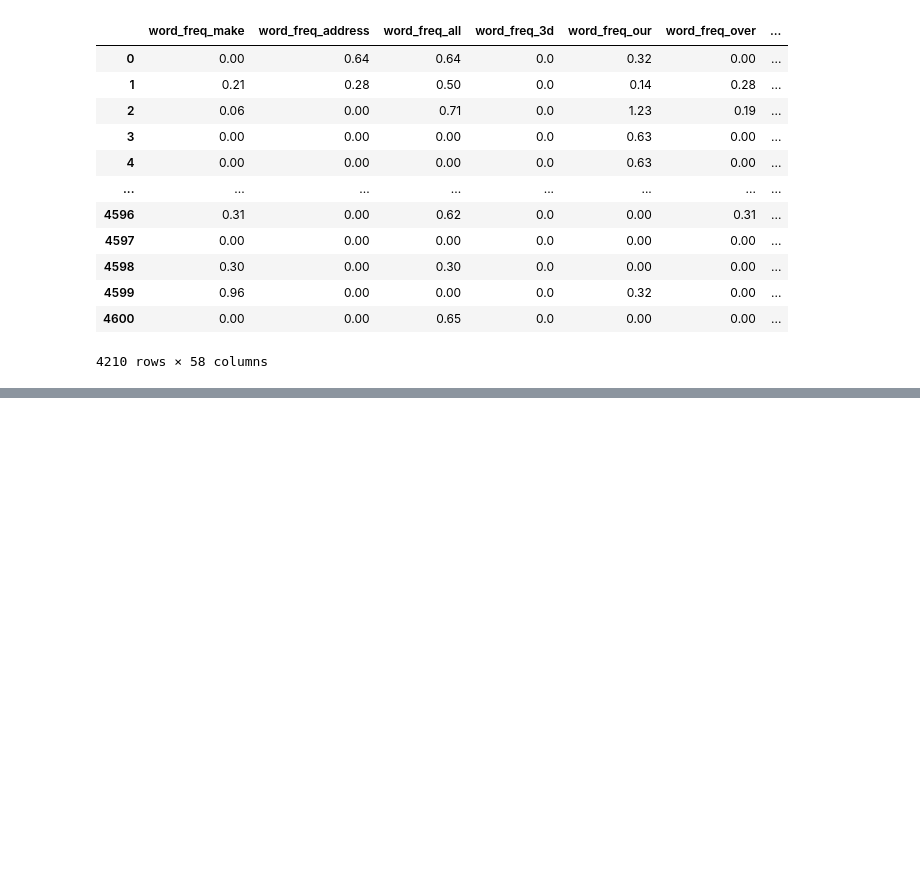
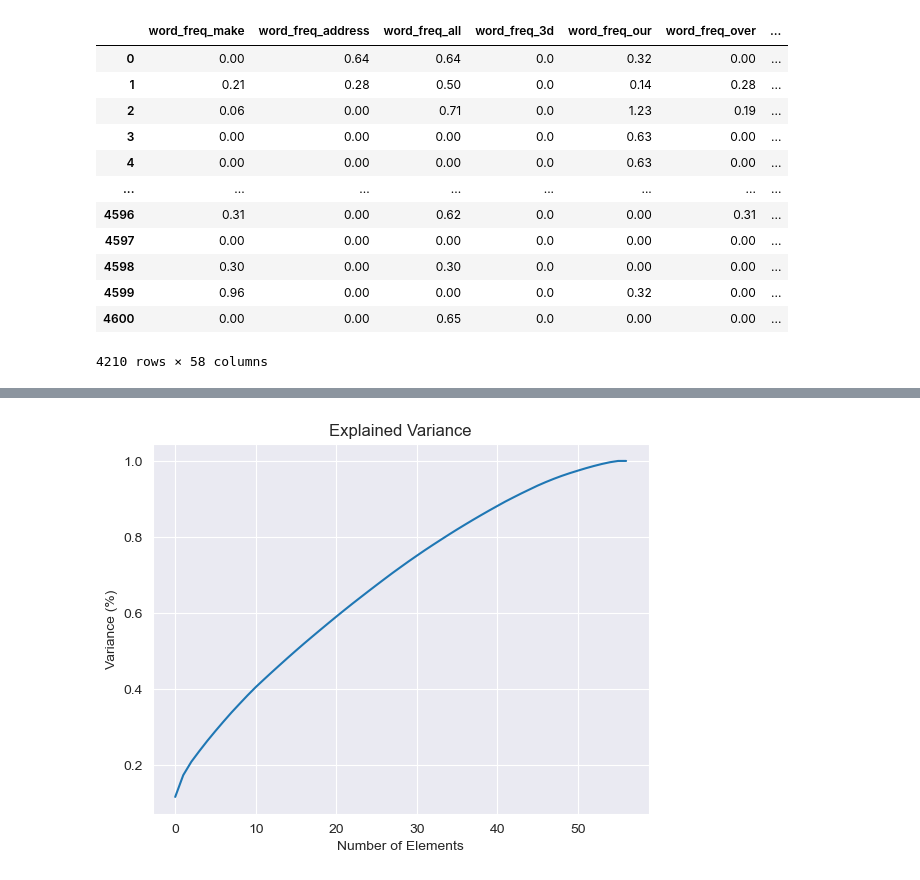
Before and after one commit to MathushanM/Machine-Learning-Course-Work, a Jupyter notebook: ML_Coursework.ipynb, the cells around one changed output, grey strips where cells are left out. Cells and saved outputs as stored; diff of their text form; code cells hidden in the pictures; blank space fills up the shorter version.

```diff
--- a/ML_Coursework.ipynb
+++ b/ML_Coursework.ipynb
@@ -56,0 +77,3 @@ data_set.drop_duplicates()
+# %%
+data = data_set.drop(labels=['spam'], axis=1)
+data.head()
@@ -56,0 +101,5 @@ data_set.drop_duplicates()
+# %%
+from sklearn.preprocessing import StandardScaler
+scaler=StandardScaler()
+scaled_data=scaler.fit_transform(data)
+data_frame=pd.DataFrame(data=scaled_data, columns= data.columns)
@@ -56,0 +122,12 @@ data_set.drop_duplicates()
+# %%
+from sklearn.decomposition import PCA
+pca = PCA()
+principalComponents = pca.fit_transform(data_frame)
+plt.figure()
+plt.plot(np.cumsum(pca.explained_variance_ratio_))
+plt.xlabel('Number of Elements')
+plt.ylabel('Variance (%)')
+plt.title('Explained Variance')
+plt.show()
+# %% [output]
+[figure, added]
```
Also changed, not shown: parts of 5 cells of this notebook.
